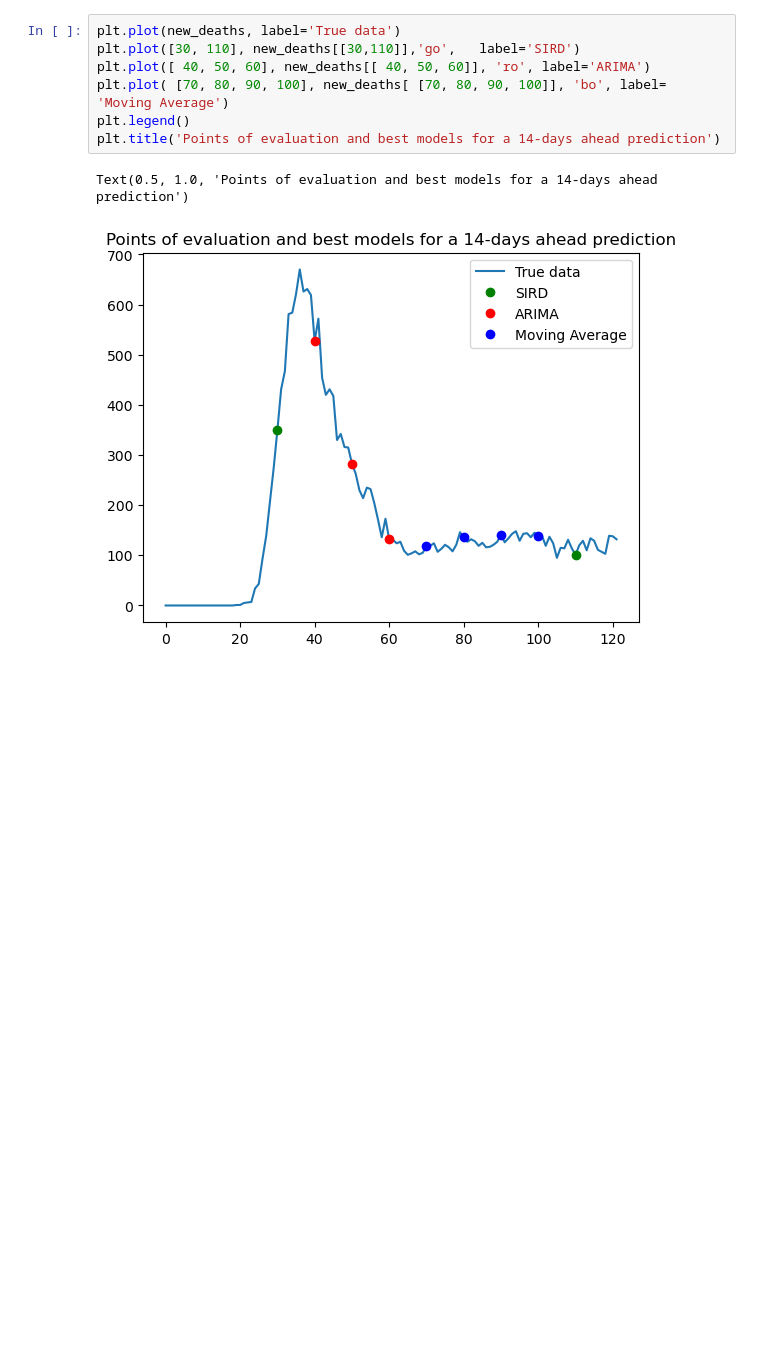
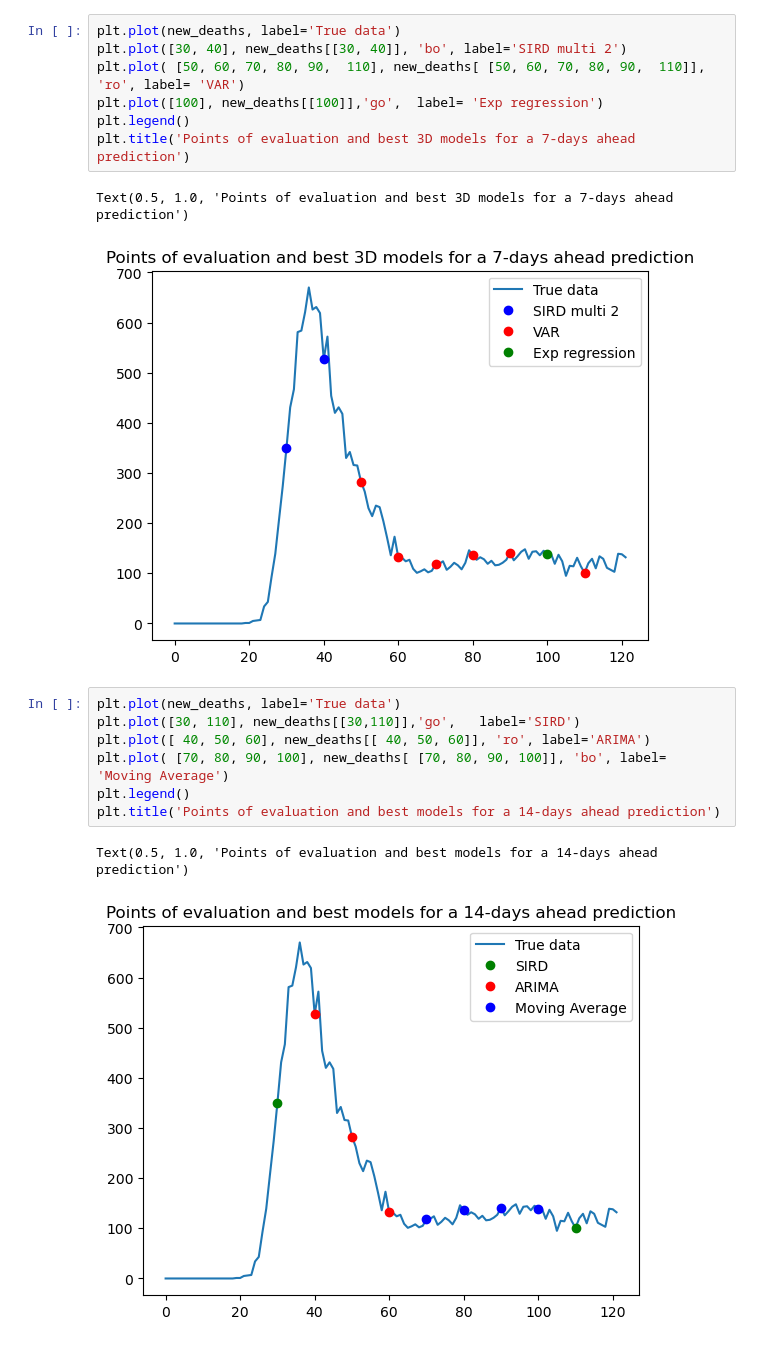
Before and after one commit to gregoirebechade/covid_internship, a Jupyter notebook: 07_global_evaluation_of_the_models.ipynb, the cells around one changed output. Saved outputs shown, nothing was run; the diff lists cells and outputs as text; blank space fills up the shorter version.

```diff
--- a/07_global_evaluation_of_the_models.ipynb
+++ b/07_global_evaluation_of_the_models.ipynb
@@ -130,3 +153,13 @@ Text(0.5, 1.0, 'Points of evaluation and best models for a 7-days ahead predicti
+# %%
+plt.plot(new_deaths, label='True data')
+plt.plot([30, 40], new_deaths[[30, 40]], 'bo', label='SIRD multi 2')
+plt.plot( [50, 60, 70, 80, 90,  110], new_deaths[ [50, 60, 70, 80, 90,  110]], 'ro', label= 'VAR')
+plt.plot([100], new_deaths[[100]],'go',  label= 'Exp regression')
+plt.legend()
+plt.title('Points of evaluation and best 3D models for a 7-days ahead prediction')
+# %% [output]
+Text(0.5, 1.0, 'Points of evaluation and best 3D models for a 7-days ahead prediction')
+[figure, added]
 # %%
 plt.plot(new_deaths, label='True data')
 plt.plot([30, 110], new_deaths[[30,110]],'go',   label='SIRD')
```
Also changed, not shown: parts of 15 cells of this notebook, 7 other files.
